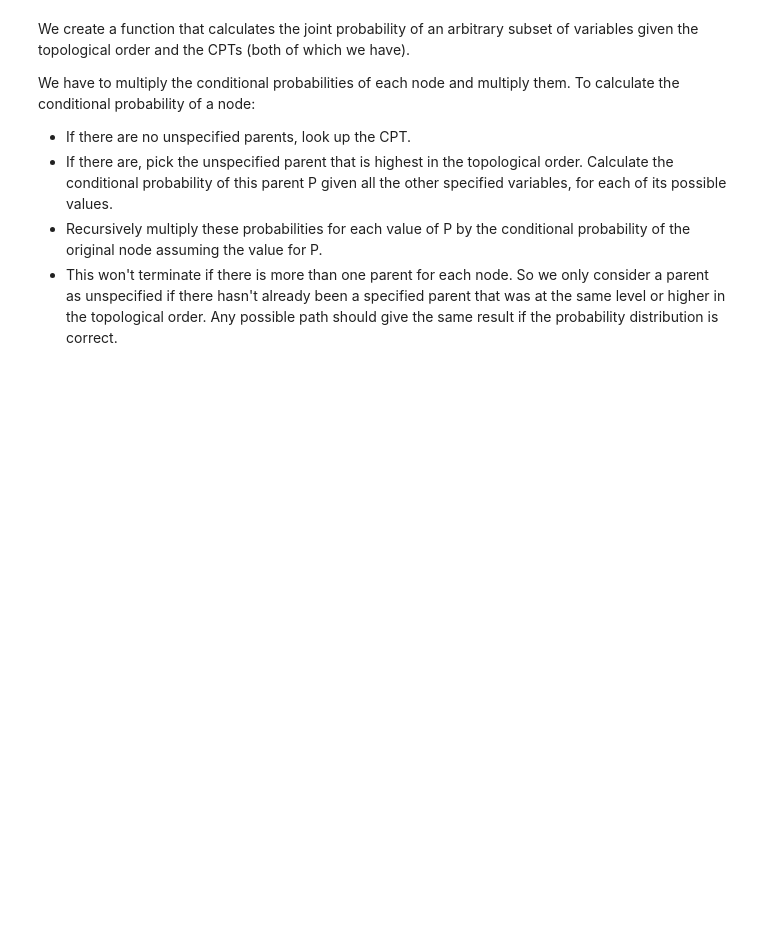
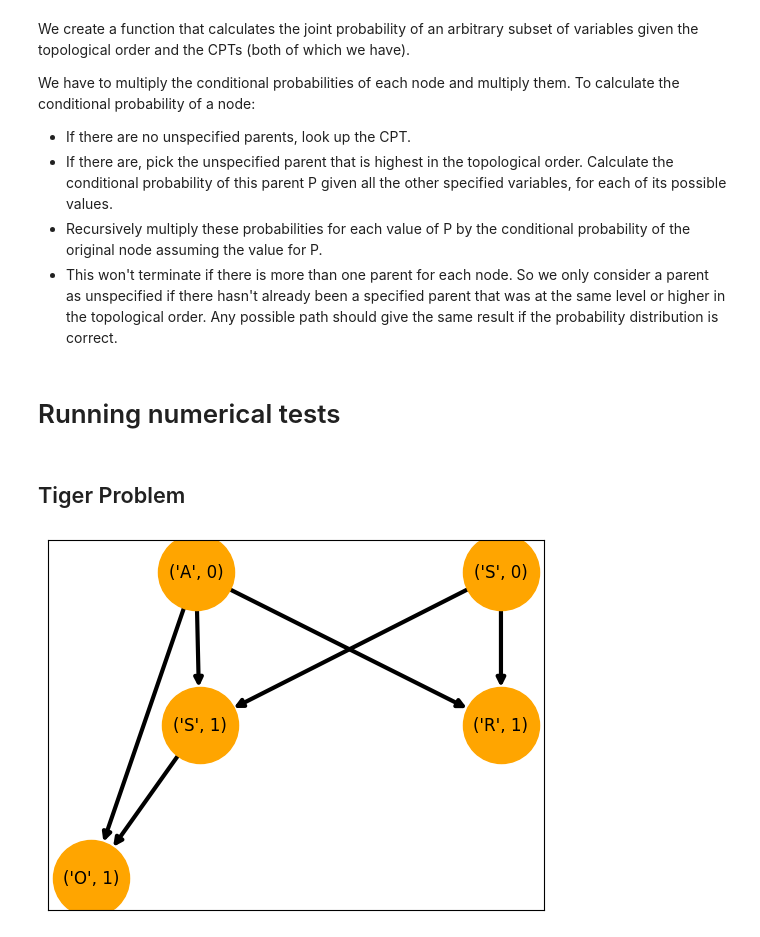
Before and after one commit to alexandra-frca/QBRL, a Jupyter notebook: notebooks/changes.ipynb, the cells around one changed output. Saved outputs shown, nothing was run; the diff lists cells and outputs as text; code cells hidden in the pictures; blank space fills up the shorter version.

Commit message:
Changin plot organization.

```diff
--- a/notebooks/changes.ipynb
+++ b/notebooks/changes.ipynb
@@ -99,3 +110,83 @@ We have to multiply the conditional probabilities of each node and multiply them
 * If there are, pick the unspecified parent that is highest in the topological order. Calculate the conditional probability of this parent P given all the other specified variables, for each of its possible values.
 * Recursively multiply these probabilities for each value of P by the conditional probability of the original node assuming the value for P.
 * This won't terminate if there is more than one parent for each node. So we only consider a parent as unspecified if there hasn't already been a specified parent that was at the same level or higher in the topological order. Any possible path should give the same result if the probability distribution is correct.
+# %% [markdown]
+# Running numerical tests
+# %% [markdown]
+## Tiger Problem
+# %%
+# Create nodes
+s0 = DiscreteNode(("S", 0), node_type=StateType, value_space=[0, 1])
+a0 = DiscreteNode(("A", 0), node_type=ActionType, value_space=[0, 1, 2])
+s1 = DiscreteNode(("S", 1), node_type=StateType, value_space=[0, 1])
+o1 = DiscreteNode(("O", 1), node_type=ObservationType, value_space=[0, 1])
+r1 = DiscreteNode(("R", 1), node_type=RewardType, value_space=[-100, -1, 10])
+
+# Settings for the POMDP
+discount = 0.8
+nodes = [s0, s1, o1, r1, a0]
+edges = [
+    (("S", 0), ("S", 1)),
+    (("S", 0), ("R", 1)),
+    (("A", 0), ("S", 1)),
+    (("A", 0), ("R", 1)),
+    (("A", 0), ("O", 1)),
+    (("S", 1), ("O", 1))
+]
+
+# Create the DDN structure
+ddn = DDN(BN)(discount=discount)
+ddn.add_nodes(nodes)
+ddn.add_edges(edges)
+ddn.draw()
+
+# Create quantum DDN
+qddn = DDN(QBN)(discount=discount)
+qddn.add_nodes(nodes)
+qddn.add_edges(edges)
+
+# Adding CPTs
+
+# Add data for node State 0
+data = {
+    ("S", 0): [0,1],
+    "Prob": [0.5,0.5]
+}
+ddn.add_pt(("S", 0), data)
+qddn.add_pt(("S", 0), data)
+
+# Add data for node State 1
+data = {
+    ("S", 0): [0,0,0,0,0,0,1,1,1,1,1,1],
+    ("A", 0): [0,0,1,1,2,2,0,0,1,1,2,2],
+    ("S", 1): [0,1,0,1,0,1,0,1,0,1,0,1],
+    "Prob": [1,0,0.5,0.5,0.5,0.5,0,1,0.5,0.5,0.5,0.5]
+}
+ddn.add_pt(("S", 1), data)
+qddn.add_pt(("S", 1), data)
+
+# Add data for node Evidence
+data = {
+    ("A", 0): [0,0,0,0,1,1,1,1,2,2,2,2],
+    ("S", 1): [0,0,1,1,0,0,1,1,0,0,1,1],
+    ("O", 1): [0,1,0,1,0,1,0,1,0,1,0,1],
+    "Prob": [0.85,0.15,0.15,0.85,0.5,0.5,0.5,0.5,0.5,0.5,0.5,0.5]
+}
+ddn.add_pt(("O", 1), data)
+qddn.add_pt(("O", 1), data)
+
+# Add data for node Reward
+data = {
+    ("A", 0): [0,0,0,0,0,0,1,1,1,1,1,1,2,2,2,2,2,2],
+    ("S", 0): [0,0,0,1,1,1,0,0,0,1,1,1,0,0,0,1,1,1],
+    ("R", 1): [-100,-1,10,-100,-1,10,-100,-1,10,-100,-1,10,-100,-1,10,-100,-1,10],
+    "Prob": [0.05,0.9,0.05,0.05,0.9,0.05,0.9,0.05,0.05,0.05,0.05,0.9,0.05,0.05,0.9,0.9,0.05,0.05]
+}
+ddn.add_pt(("R", 1), data)
+qddn.add_pt(("R", 1), data)
+
+# Initialize ddn
+ddn.initialize()
+qddn.initialize()
+# %% [output]
+[figure, added]
```
Also changed, not shown: parts of 11 cells of this notebook, 6 other files.
